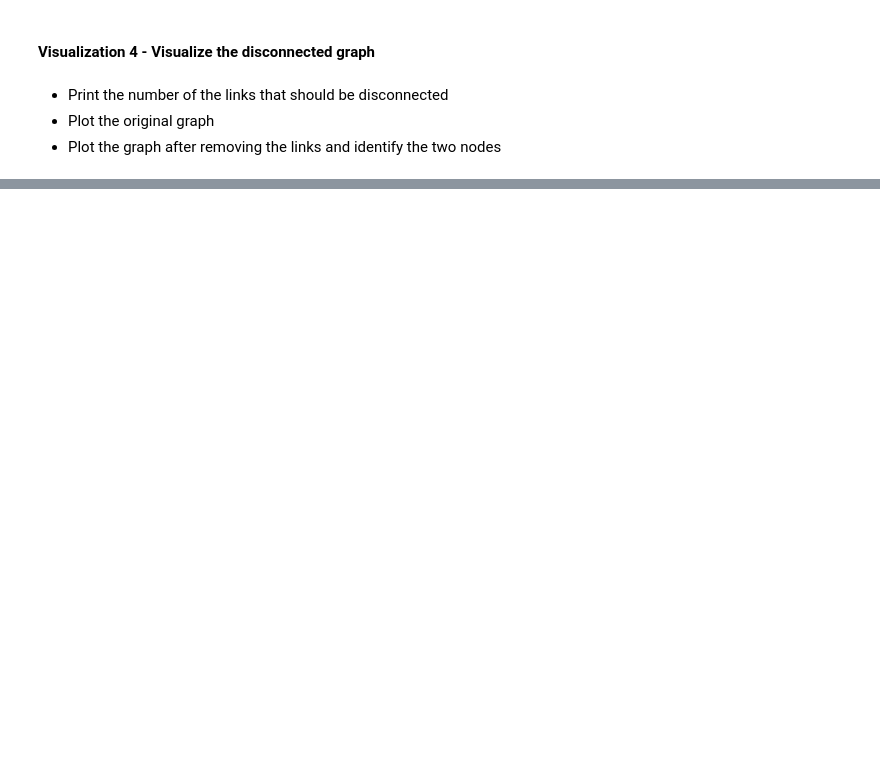
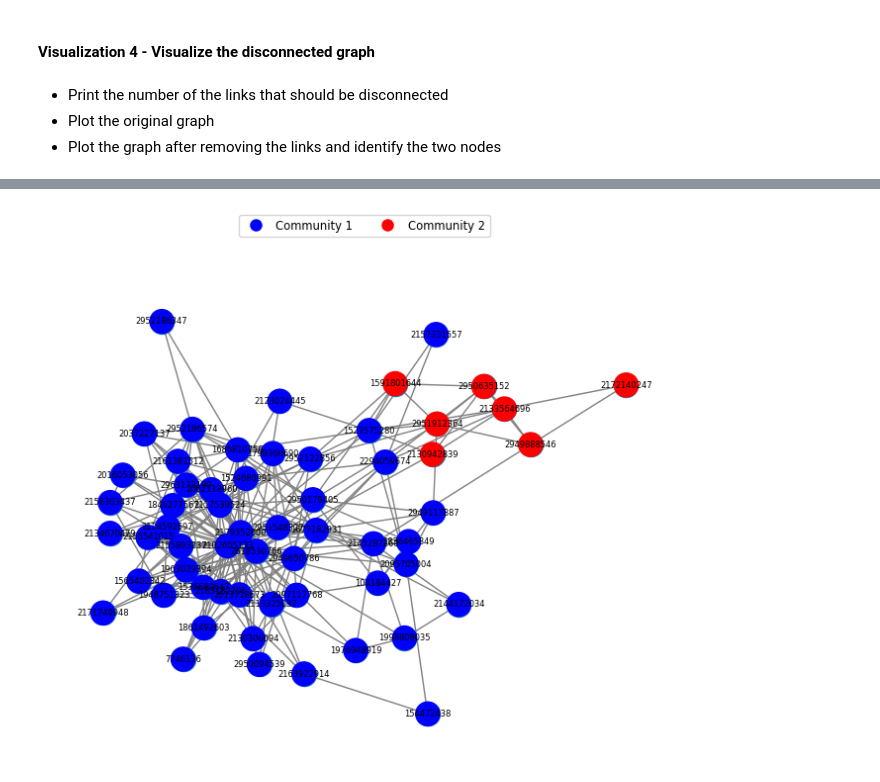
Before and after one commit to Marioiacobelli/ADM-HW5, a Jupyter notebook: hw5.ipynb, the cells around one changed output, grey strips where cells are left out. Cells and saved outputs as stored; diff of their text form; code cells hidden in the pictures; blank space fills up the shorter version.

```diff
--- a/hw5.ipynb
+++ b/hw5.ipynb
@@ -893,0 +1007,22 @@ nx.draw(modified_graph, pos=pos, with_labels=True, font_size=7, font_color='blac
+# %%
+# Plot the graph showing the communities in the network
+
+community1 = community_list[0] # list of nodes that belong to community 1
+community2 = community_list[1] # list of nodes that belong to community 2
+
+pos = nx.spring_layout(original_graph)
+nx.draw(original_graph, pos, with_labels=True, node_size=300, font_size=6, edge_color='gray')
+
+# Color the nodes to distinguish different communities
+node_colors = ['blue' if node in community1 else 'red' if node in community2 else "skyblue" for node in original_graph.nodes]
+nx.draw_networkx_nodes(original_graph, pos, node_color=node_colors, node_size=300)
+
+# Create a legend in the plot
+legend_labels = ['Community 1', 'Community 2']
+legend_colors = ['blue', 'red']
+legend_handles = [plt.Line2D([0], [0], marker='o', color='w', label=label, markerfacecolor=color, markersize=10) for label, color in zip(legend_labels, legend_colors)]
+plt.legend(handles=legend_handles, loc='upper center', bbox_to_anchor=(0.5, 1.15), ncol=len(legend_labels), fontsize='small')
+
+plt.show()
+# %% [output]
+[figure, added]
```
Also changed, not shown: parts of 26 cells of this notebook.
